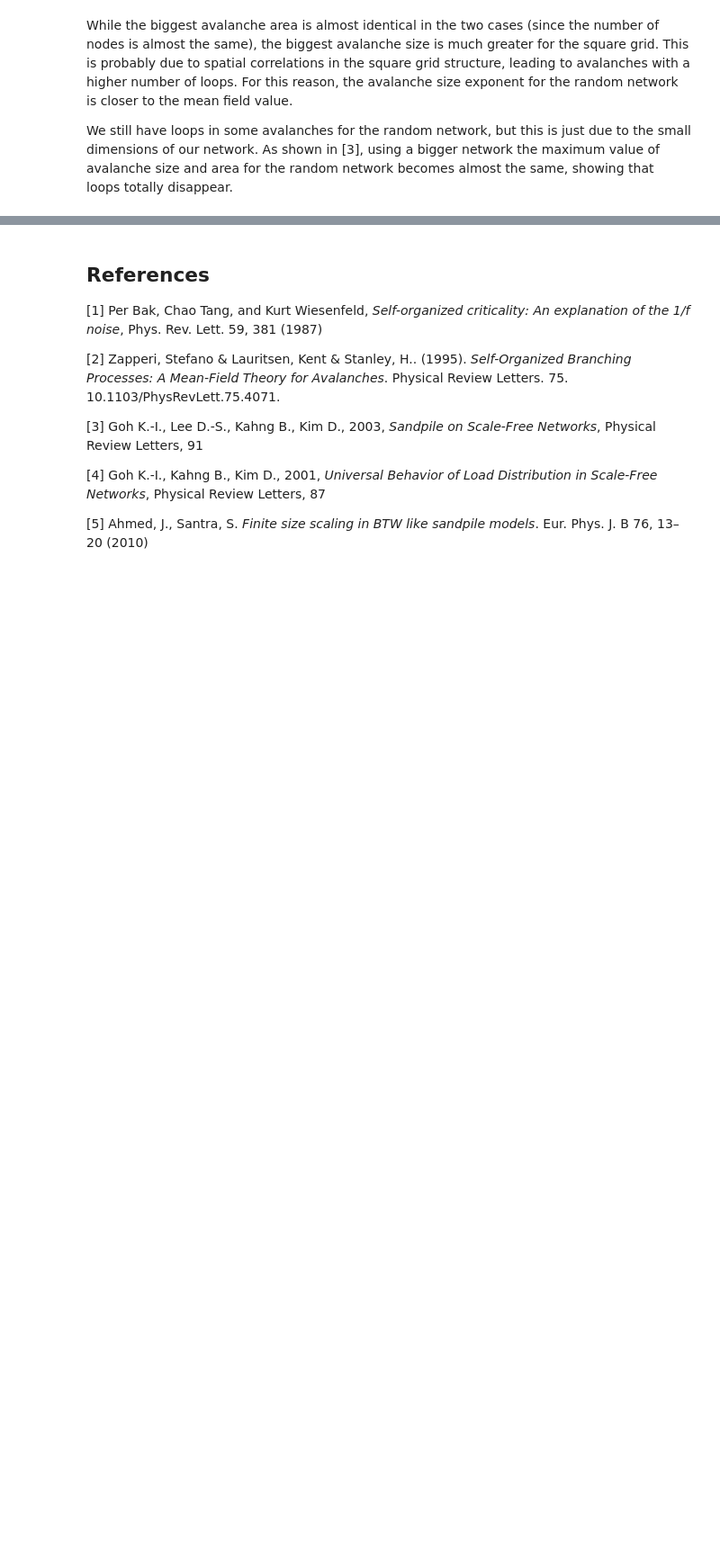
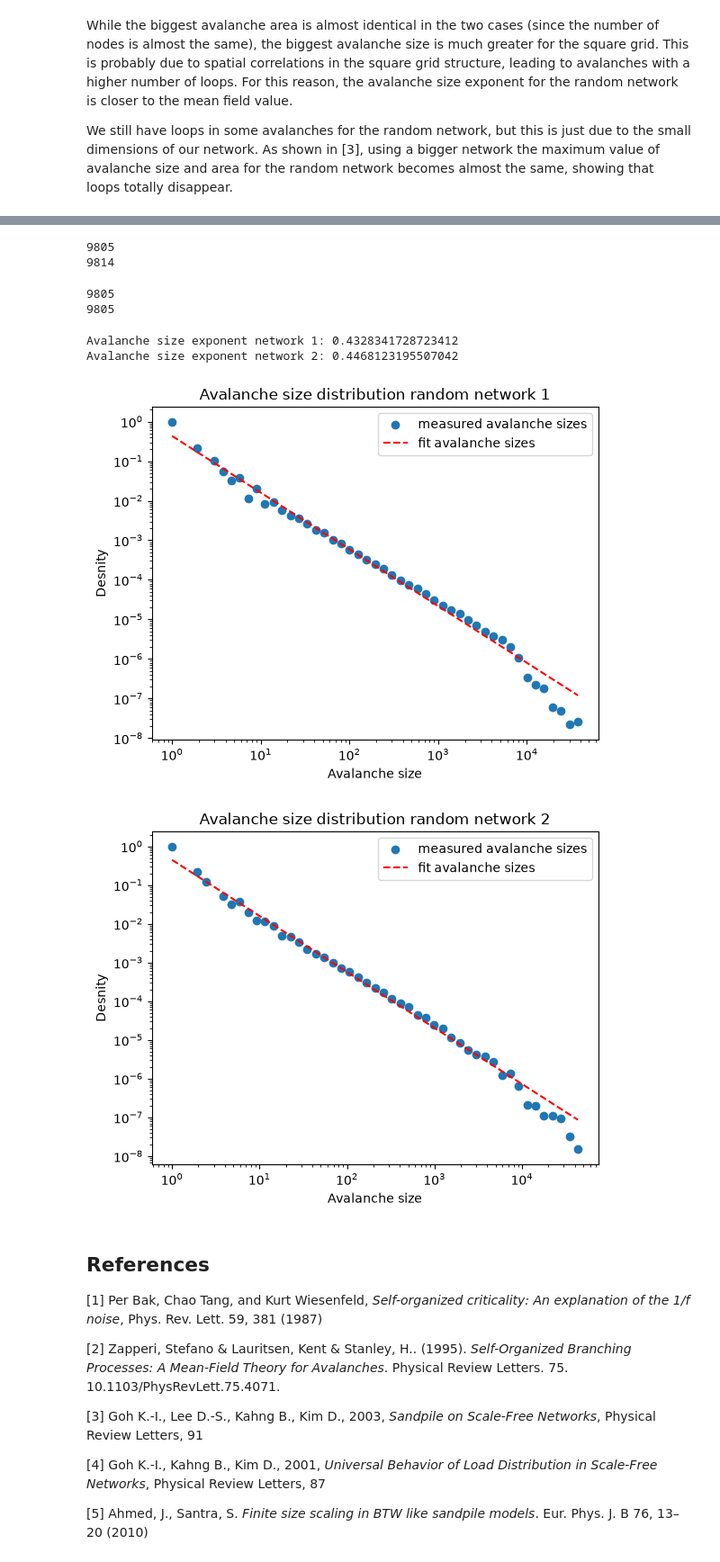
Before and after one commit to riccardo03-maker/SOC_on_networks, a Jupyter notebook: project_notebook.ipynb, the cells around one changed output, grey strips where cells are left out. Shown at 90% size. Drawn from its saved outputs; the diff is of its cells as text; code cells hidden in the pictures; blank space fills up the shorter version.

```diff
--- a/project_notebook.ipynb
+++ b/project_notebook.ipynb
@@ -304,3 +338,52 @@ Avalanche size exponent: 0.7566975358426157
+# %%
+random_model_1 = SandNet.Model(random_graph_1, threshold_rule='degree', initial_grains = 'random', seed = 42)
+random_model_2 = SandNet.Model(random_graph_2, threshold_rule='degree', initial_grains = 'random', seed = 43)
+random_model_1.remove_nodes_by_index(random_model_1.select_nodes_by_degree(0))
+random_model_2.remove_nodes_by_index(random_model_2.select_nodes_by_degree(0))
+
+print(len(random_graph_1.nodes))
+print(len(random_graph_2.nodes))
+# %% [output]
+9805
+9814
+# %%
+random_model_2.remove_nodes_by_index(random_model_2.select_nodes_by_degree(1)[:9])
+#remove first 9 nodes of second graph with degree 1
+
+print(len(random_graph_1.nodes))
+print(len(random_graph_2.nodes))
+# %% [output]
+9805
+9805
+# %%
+random_model_1 = SandNet.Model(random_graph_1, threshold_rule='degree', initial_grains = 'random', seed = 42)
+random_model_2 = SandNet.Model(random_graph_2, threshold_rule='degree', initial_grains = 'random', seed = 43)
+#define again the two models so that the threshold of each node is still equal to the degree, since some nodes have lost a link after
+#other node removal
+# %%
+double_random_multiplex = SandNet.Multiplex([random_model_1, random_model_2], ["first_model", "second_model"])
+double_random_multiplex.evolve_together(60000, together = True, lose_probability = 0.001, avalanche_matrix = True)
+# %%
+figure_1 = SandNet.plot_avalanche_size(double_random_multiplex.get_model(name = "first_model"), x_label = "Avalanche size", y_label = "Desnity",
+                                     title = "Avalanche size distribution random network 1", label = "measured avalanche sizes")
+exponent_1, figure_1 = SandNet.fit_powerlaw(double_random_multiplex.get_model(name = "first_model"), figure = figure_1, color = "red",
+                                            linestyle = "--", label = "fit avalanche sizes")
+
+figure_2 = SandNet.plot_avalanche_size(double_random_multiplex.get_model(name = "second_model"), x_label = "Avalanche size", y_label = "Desnity",
+                                     title = "Avalanche size distribution random network 2", label = "measured avalanche sizes")
+exponent_2, figure_2 = SandNet.fit_powerlaw(double_random_multiplex.get_model(name = "second_model"), figure = figure_2, color = "red",
+                                            linestyle = "--", label = "fit avalanche sizes")
+
+figure_1.savefig("./plots/multiplex/double_random/avalanche_size_random_network_1.png")
+figure_2.savefig("./plots/multiplex/double_random/avalanche_size_random_network_2.png")
+
+print("Avalanche size exponent network 1: " + str(exponent_1))
+print("Avalanche size exponent network 2: " + str(exponent_2))
+# %% [output]
+Avalanche size exponent network 1: 0.4328341728723412
+Avalanche size exponent network 2: 0.4468123195507042
+[figure, added]
+[figure, added]
 # %% [markdown]
 ## References
 
```
Also changed, not shown: parts of 10 cells of this notebook, 16 other files.
